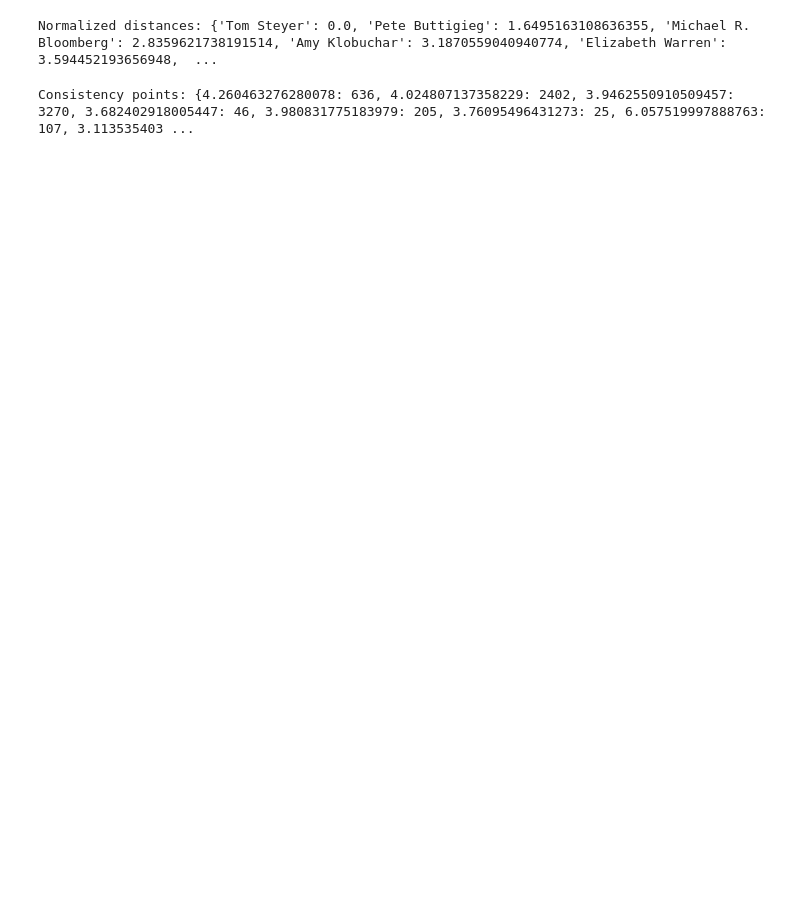
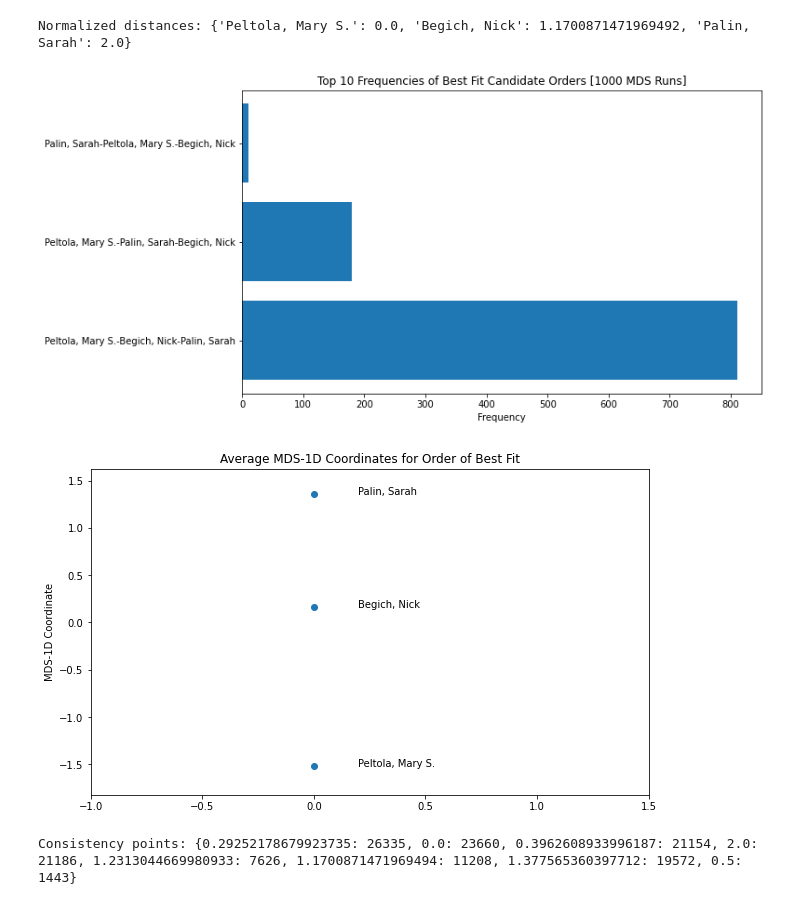
Before and after one commit to ericssimpson/voting-analysis-tools, a Jupyter notebook: rcv_exploration/process-individual.ipynb, the cells around one changed output. Saved outputs shown, nothing was run; the diff lists cells and outputs as text; code cells hidden in the pictures; blank space fills up the shorter version.

```diff
--- a/rcv_exploration/process-individual.ipynb
+++ b/rcv_exploration/process-individual.ipynb
@@ -55,10 +55,10 @@ def dip_statistic(data):
     return dip
 # %%
 # Test the function with a custom CSV file
-csv = "../rcv_elections_database/single/Wyoming_04172020_PRESIDENTOFTHEUNITEDSTATES.csv"
+csv = "../rcv_elections_database/classic/Alaska_08162022_HouseofRepresentativesSpecial.csv"
 
 # Determine save behavior
-save = True
+save = False
 filename = csv.split("/")[-1]
 filename_prefix = f"plots/{filename}"
 
@@ -162,32 +162,34 @@ plt.grid(True)
 
 # Display measures in a text box
 text_str = f"Skewness: {g:.2f}\nKurtosis: {k:.2f}\nMode Distance: {mode_distance:.2f}"
 plt.text(0.05, 0.95, text_str, transform=plt.gca().transAxes, fontsize=10, verticalalignment='top', bbox=dict(boxstyle='round', facecolor='white', alpha=0.5))
 
 if save:
     plt.savefig(f"{filename_prefix}_hist.png", bbox_inches='tight')
     plt.close()
 else:
     plt.show()
 
 # Plot kernal density estimation
 plt.figure(figsize=(10, 6))
 sns.kdeplot(data_list, fill=True)
 plt.title('Kernel Density Estimation of Data')
 plt.xticks(normalized_points, normalized_names, rotation=45)
 plt.xlabel('Value')
 plt.ylabel('Density')
 plt.grid(True)
 
 # Display bimodality measures in a text box
 text_str = f"Ashman's D: {ashmans_D:.10f}\nSarle's Coefficient: {sarle:.10f}\nHartigan's Dip: {hartigan_dip:.10f}\nAmplitude Ratio: {amplitude_ratio:.10f}"
 plt.text(0.05, 0.95, text_str, transform=plt.gca().transAxes, fontsize=10, verticalalignment='top', bbox=dict(boxstyle='round', facecolor='white', alpha=0.5))
 
 if save:
     plt.savefig(f"{filename_prefix}_kde.png", bbox_inches='tight')
     plt.close()
 else:
     plt.show()
 # %% [output]
-Normalized distances: {'Tom Steyer': 0.0, 'Pete Buttigieg': 1.6495163108636355, 'Michael R. Bloomberg': 2.8359621738191514, 'Amy Klobuchar': 3.1870559040940774, 'Elizabeth Warren': 3.594452193656948,  ...
+Normalized distances: {'Peltola, Mary S.': 0.0, 'Begich, Nick': 1.1700871471969492, 'Palin, Sarah': 2.0}
+[figure, added]
+[figure, added]
-Consistency points: {4.260463276280078: 636, 4.024807137358229: 2402, 3.9462550910509457: 3270, 3.682402918005447: 46, 3.980831775183979: 205, 3.76095496431273: 25, 6.057519997888763: 107, 3.113535403 ...
+Consistency points: {0.29252178679923735: 26335, 0.0: 23660, 0.3962608933996187: 21154, 2.0: 21186, 1.2313044669980933: 7626, 1.1700871471969494: 11208, 1.377565360397712: 19572, 0.5: 1443}
```
Also changed, not shown: parts of 1 cell of this notebook.
